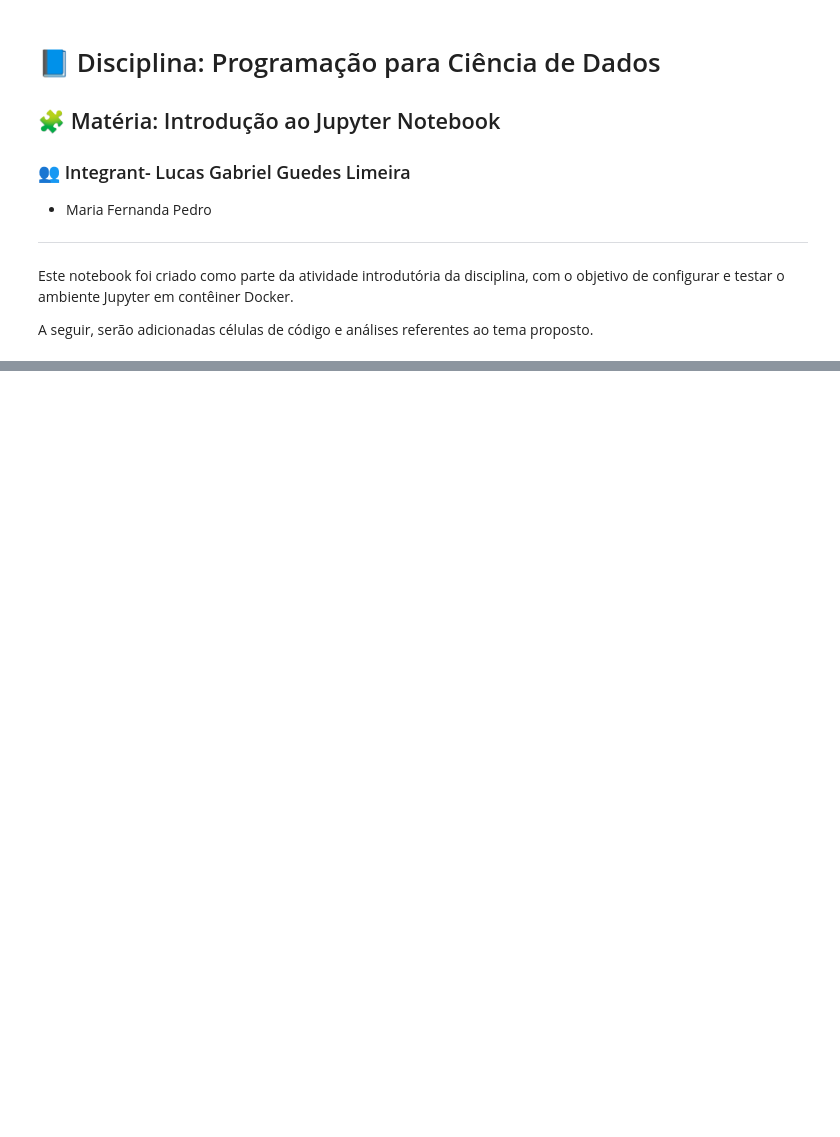
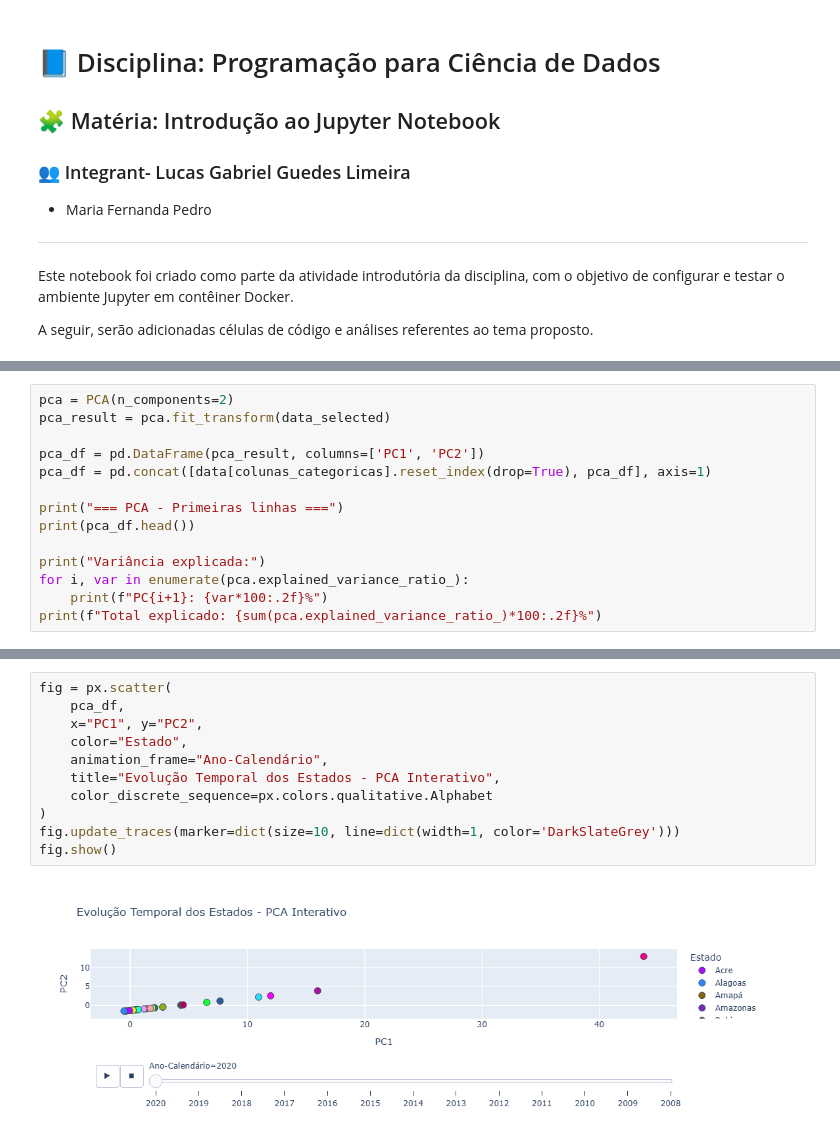
Before and after one commit to LucasGuedes-s/tec-analise-de-dados, a Jupyter notebook: notebooks/atividade.ipynb, the cells around one changed output, grey strips where cells are left out. Cells and saved outputs as stored; diff of their text form; blank space fills up the shorter version.

Commit message:
seleção de variância + PCA

```diff
--- a/notebooks/atividade.ipynb
+++ b/notebooks/atividade.ipynb
@@ -50,0 +83,14 @@ Colunas numéricas detectadas:
+# %%
+pca = PCA(n_components=2)
+pca_result = pca.fit_transform(data_selected)
+
+pca_df = pd.DataFrame(pca_result, columns=['PC1', 'PC2'])
+pca_df = pd.concat([data[colunas_categoricas].reset_index(drop=True), pca_df], axis=1)
+
+print("=== PCA - Primeiras linhas ===")
+print(pca_df.head())
+
+print("Variância explicada:")
+for i, var in enumerate(pca.explained_variance_ratio_):
+    print(f"PC{i+1}: {var*100:.2f}%")
+print(f"Total explicado: {sum(pca.explained_variance_ratio_)*100:.2f}%")
@@ -50,0 +109,13 @@ Colunas numéricas detectadas:
+# %%
+fig = px.scatter(
+    pca_df,
+    x="PC1", y="PC2",
+    color="Estado",
+    animation_frame="Ano-Calendário",
+    title="Evolução Temporal dos Estados - PCA Interativo",
+    color_discrete_sequence=px.colors.qualitative.Alphabet
+)
+fig.update_traces(marker=dict(size=10, line=dict(width=1, color='DarkSlateGrey')))
+fig.show()
+# %% [output]
+[figure, added]
```
Also changed, not shown: parts of 4 cells of this notebook.
